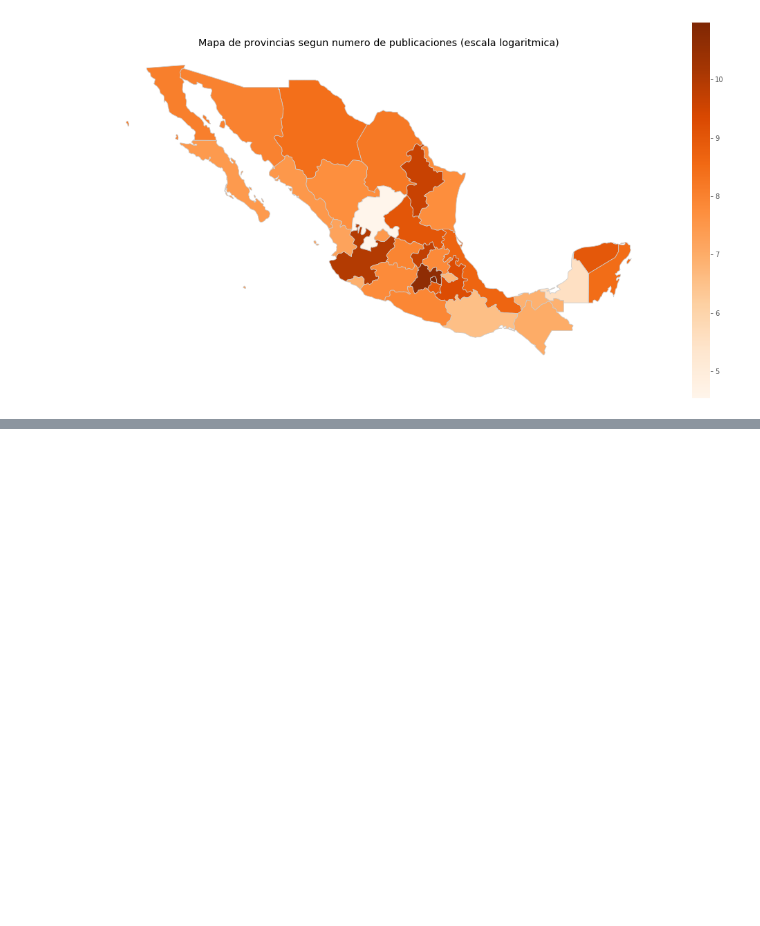
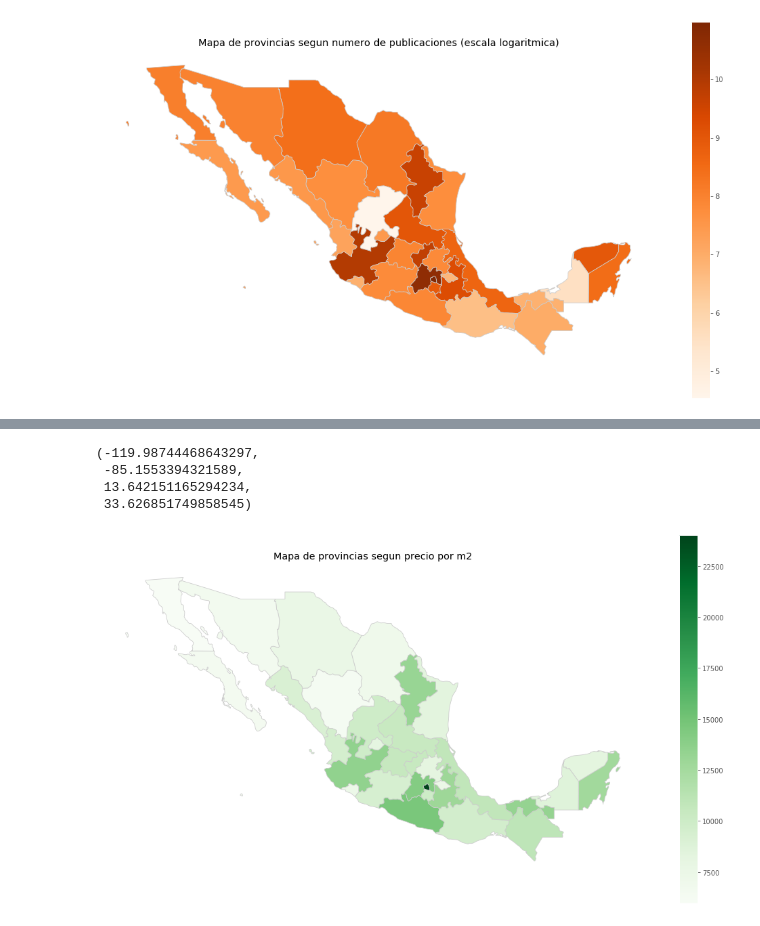
Before and after one commit to PBrrtrn/7506-organizacion-de-datos, a Jupyter notebook: src/exp/exploracion_geografica.ipynb, the cells around one changed output, grey strips where cells are left out. Saved outputs shown, nothing was run; the diff lists cells and outputs as text; code cells hidden in the pictures; blank space fills up the shorter version.

```diff
--- a/src/exp/exploracion_geografica.ipynb
+++ b/src/exp/exploracion_geografica.ipynb
@@ -98,0 +150,10 @@ ax.axis('off')
+# %%
+m_price = pd.DataFrame()
+m_price['provincia'] = data['provincia']
+m_price['metrostotales'] = data['metrostotales']
+m_price['precio'] = data['precio']
+m_price['precio_por_m2'] = m_price['precio']/m_price['metrostotales']
+m_price
+m_price = m_price.groupby('provincia').agg({'precio_por_m2':'mean', 'metrostotales':'mean'})
+m_price.reset_index(inplace = True)
+m_price
@@ -98,0 +178,6 @@ ax.axis('off')
+# %%
+m_price = m_price.rename(columns={'provincia':'ADMIN_NAME'})
+m_price['ADMIN_NAME'] = m_price['ADMIN_NAME'].apply(gringofy)
+# %%
+merged = map_df.merge(m_price, on='ADMIN_NAME')
+merged.head()
@@ -98,0 +191,13 @@ ax.axis('off')
+# %%
+vmin, vmax = 120, 220
+fig, ax = plt.subplots(1, figsize=(18, 10))
+
+merged.plot(column='precio_por_m2', cmap='Greens', linewidth=0.8, ax=ax, edgecolor='0.8', legend = True)
+ax.set_title('Mapa de provincias segun precio por m2')
+ax.axis('off')
+# %% [output]
+(-119.98744468643297,
+ -85.1553394321589,
+ 13.642151165294234,
+ 33.626851749858545)
+[figure, added]
```
Also changed, not shown: parts of 14 cells of this notebook.
